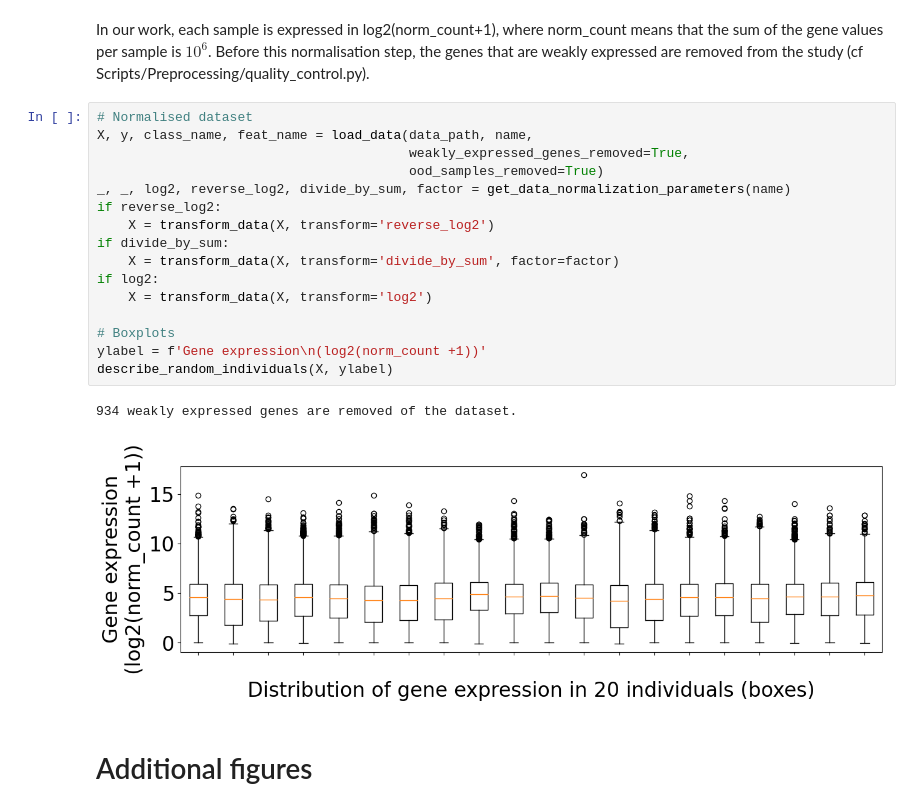
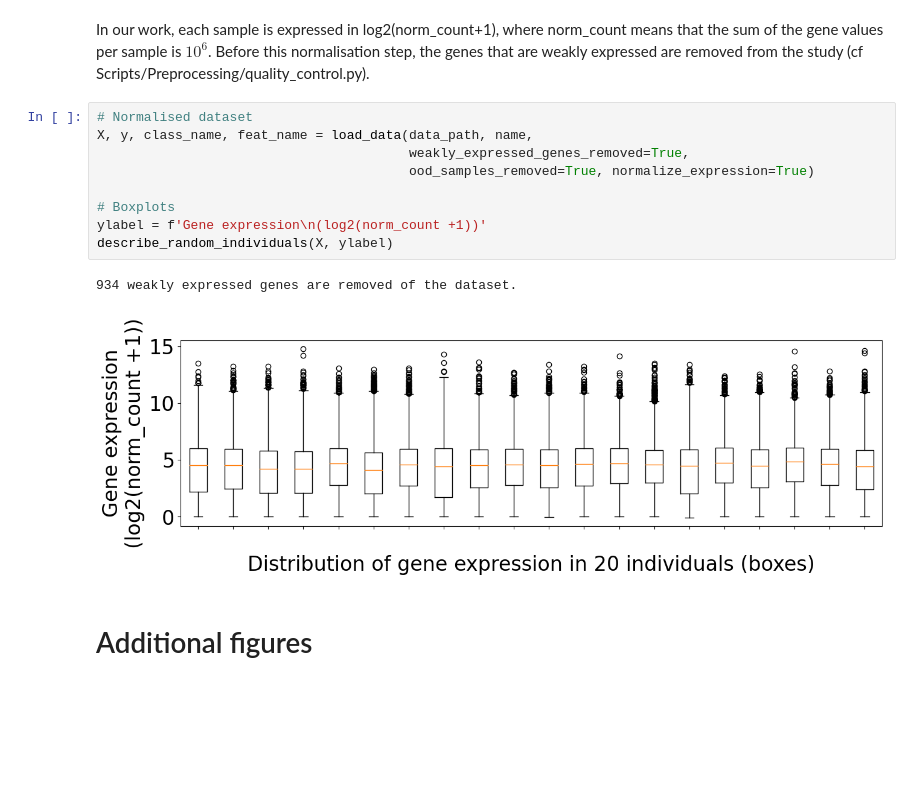
Before and after one commit to mbonto/XAI_in_genomics, a Jupyter notebook: Pancan/Data/Discover_gene_expression_data.ipynb, the cells around one changed output. Cells and saved outputs as stored; diff of their text form; blank space fills up the shorter version.

```diff
--- a/Pancan/Data/Discover_gene_expression_data.ipynb
+++ b/Pancan/Data/Discover_gene_expression_data.ipynb
@@ -55,22 +55,15 @@ In our work, each sample is expressed in log2(norm_count+1), where norm_count me
 # %%
 # Normalised dataset
 X, y, class_name, feat_name = load_data(data_path, name,
                                         weakly_expressed_genes_removed=True,
-                                        ood_samples_removed=True)
-_, _, log2, reverse_log2, divide_by_sum, factor = get_data_normalization_parameters(name)
-if reverse_log2:
-    X = transform_data(X, transform='reverse_log2')
-if divide_by_sum:
-    X = transform_data(X, transform='divide_by_sum', factor=factor)
-if log2:
-    X = transform_data(X, transform='log2')
+                                        ood_samples_removed=True, normalize_expression=True)
 
 # Boxplots
 ylabel = f'Gene expression\n(log2(norm_count +1))'
 describe_random_individuals(X, ylabel)
 # %% [output]
 934 weakly expressed genes are removed of the dataset.
-[figure, old version]
+[figure, new version]
 # %% [markdown]
 # Additional figures
 # %% [markdown]
```
Also changed, not shown: parts of 1 cell of this notebook, 31 other files.
